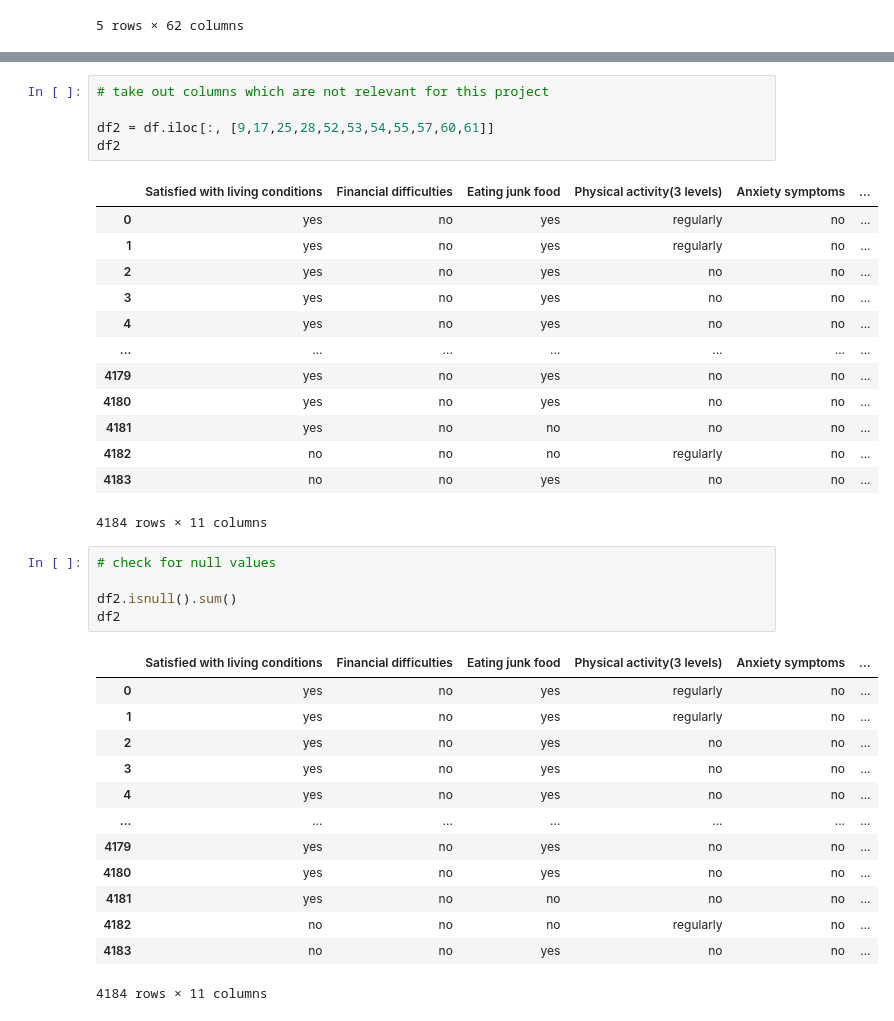
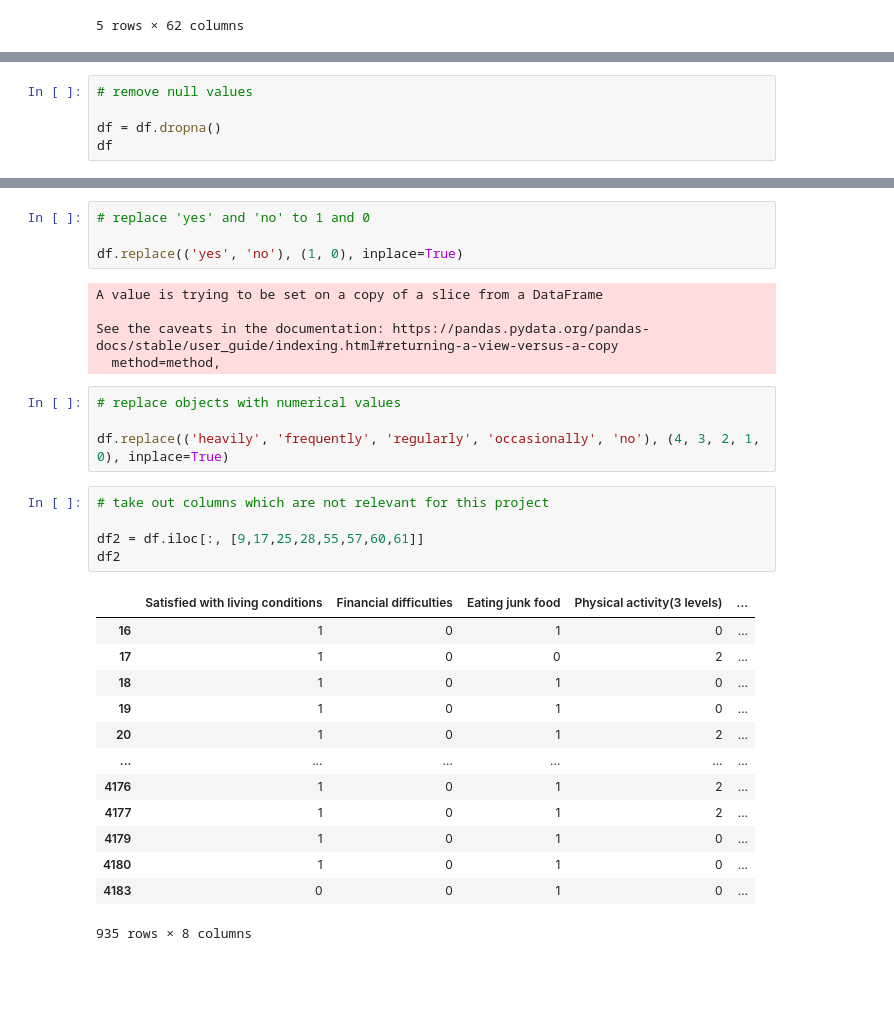
Before and after one commit to dan-yates1/anxiety-depression-detection, a Jupyter notebook: anxiety-depression-detection.ipynb, the cells around one changed output, grey strips where cells are left out. Saved outputs shown, nothing was run; the diff lists cells and outputs as text; blank space fills up the shorter version.

```diff
--- a/anxiety-depression-detection.ipynb
+++ b/anxiety-depression-detection.ipynb
@@ -35,0 +55,5 @@ df.head()
+# %%
+# remove null values
+
+df = df.dropna()
+df
@@ -36,38 +74,32 @@ df.head()
+# %%
+# replace 'yes' and 'no' to 1 and 0
+
+df.replace(('yes', 'no'), (1, 0), inplace=True)
+# %% [output]
+A value is trying to be set on a copy of a slice from a DataFrame
+
+See the caveats in the documentation: https://pandas.pydata.org/pandas-docs/stable/user_guide/indexing.html#returning-a-view-versus-a-copy
+  method=method,
+# %%
+# replace objects with numerical values
+
+df.replace(('heavily', 'frequently', 'regularly', 'occasionally', 'no'), (4, 3, 2, 1, 0), inplace=True)
 # %%
 # take out columns which are not relevant for this project
 
-df2 = df.iloc[:, [9,17,25,28,52,53,54,55,57,60,61]]
+df2 = df.iloc[:, [9,17,25,28,55,57,60,61]]
 df2
 # %% [output]
-|  | Satisfied with living conditions | Financial difficulties | Eating junk food | Physical activity(3 levels) | Anxiety symptoms | ... |
-| 0 | yes | no | yes | regularly | no | ... |
-| 1 | yes | no | yes | regularly | no | ... |
-| 2 | yes | no | yes | no | no | ... |
-| 3 | yes | no | yes | no | no | ... |
-| 4 | yes | no | yes | no | no | ... |
-| ... | ... | ... | ... | ... | ... | ... |
-| 4179 | yes | no | yes | no | no | ... |
-| 4180 | yes | no | yes | no | no | ... |
-| 4181 | yes | no | no | no | no | ... |
-| 4182 | no | no | no | regularly | no | ... |
-| 4183 | no | no | yes | no | no | ... |
+|  | Satisfied with living conditions | Financial difficulties | Eating junk food | Physical activity(3 levels) | ... |
+| 16 | 1 | 0 | 1 | 0 | ... |
+| 17 | 1 | 0 | 0 | 2 | ... |
+| 18 | 1 | 0 | 1 | 0 | ... |
+| 19 | 1 | 0 | 1 | 0 | ... |
+| 20 | 1 | 0 | 1 | 2 | ... |
+| ... | ... | ... | ... | ... | ... |
+| 4176 | 1 | 0 | 1 | 2 | ... |
+| 4177 | 1 | 0 | 1 | 2 | ... |
+| 4179 | 1 | 0 | 1 | 0 | ... |
+| 4180 | 1 | 0 | 1 | 0 | ... |
+| 4183 | 0 | 0 | 1 | 0 | ... |
-4184 rows × 11 columns
+935 rows × 8 columns
-# %%
-# check for null values
-
-df2.isnull().sum()
-df2
-# %% [output]
-|  | Satisfied with living conditions | Financial difficulties | Eating junk food | Physical activity(3 levels) | Anxiety symptoms | ... |
-| 0 | yes | no | yes | regularly | no | ... |
-| 1 | yes | no | yes | regularly | no | ... |
-| 2 | yes | no | yes | no | no | ... |
-| 3 | yes | no | yes | no | no | ... |
-| 4 | yes | no | yes | no | no | ... |
-| ... | ... | ... | ... | ... | ... | ... |
-| 4179 | yes | no | yes | no | no | ... |
-| 4180 | yes | no | yes | no | no | ... |
-| 4181 | yes | no | no | no | no | ... |
-| 4182 | no | no | no | regularly | no | ... |
-| 4183 | no | no | yes | no | no | ... |
-4184 rows × 11 columns
```
Also changed, not shown: parts of 17 cells of this notebook.
